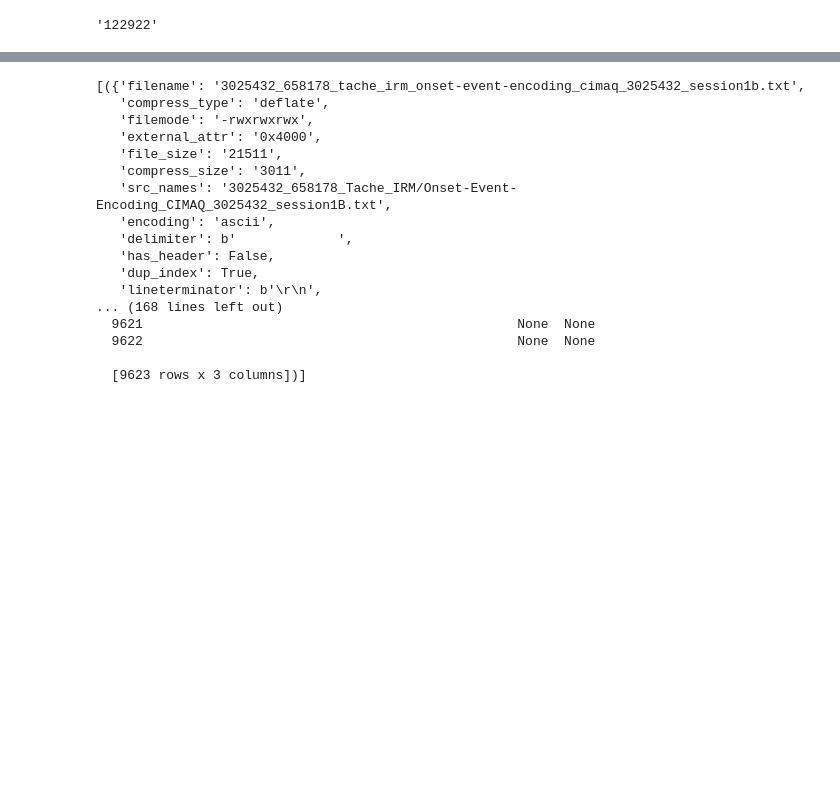
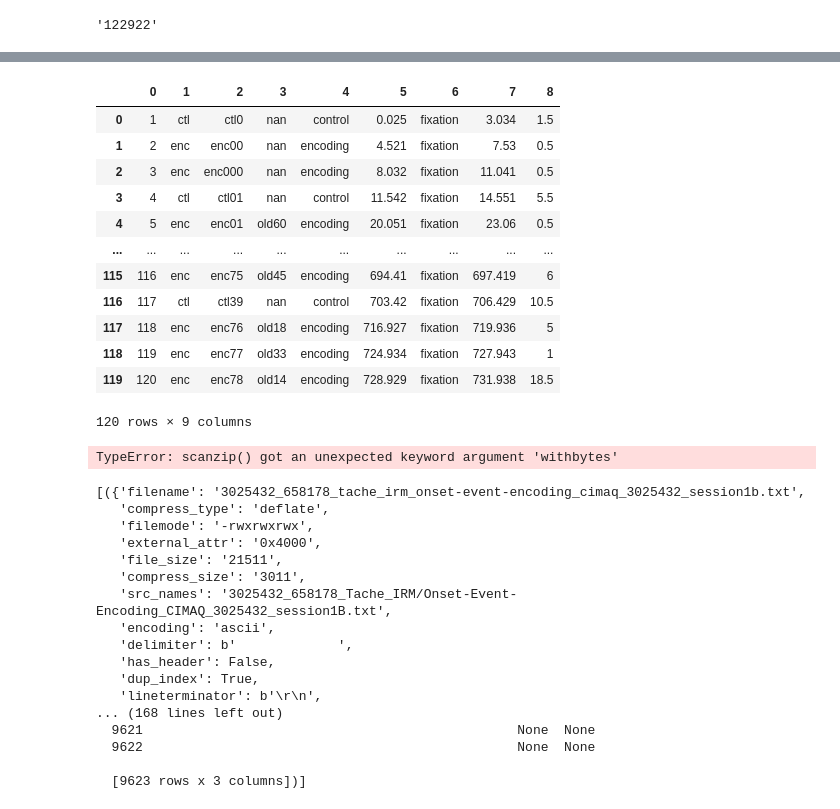
Before and after one commit to FrancoisNadeau/cimaq_memory, a Jupyter notebook: parse_datas.ipynb, the cells around one changed output, grey strips where cells are left out. Cells and saved outputs as stored; diff of their text form; code cells hidden in the pictures; blank space fills up the shorter version.

```diff
--- a/parse_datas.ipynb
+++ b/parse_datas.ipynb
@@ -92,16 +184,41 @@ cimaq_infos
+# %%
+newsh[0]
+# %% [output]
+|  | 0 | 1 | 2 | 3 | 4 | 5 | 6 | 7 | 8 |
+| 0 | 1 | ctl | ctl0 | nan | control | 0.025 | fixation | 3.034 | 1.5 |
+| 1 | 2 | enc | enc00 | nan | encoding | 4.521 | fixation | 7.53 | 0.5 |
+| 2 | 3 | enc | enc000 | nan | encoding | 8.032 | fixation | 11.041 | 0.5 |
+| 3 | 4 | ctl | ctl01 | nan | control | 11.542 | fixation | 14.551 | 5.5 |
+| 4 | 5 | enc | enc01 | old60 | encoding | 20.051 | fixation | 23.06 | 0.5 |
+| ... | ... | ... | ... | ... | ... | ... | ... | ... | ... |
+| 115 | 116 | enc | enc75 | old45 | encoding | 694.41 | fixation | 697.419 | 6 |
+| 116 | 117 | ctl | ctl39 | nan | control | 703.42 | fixation | 706.429 | 10.5 |
+| 117 | 118 | enc | enc76 | old18 | encoding | 716.927 | fixation | 719.936 | 5 |
+| 118 | 119 | enc | enc77 | old33 | encoding | 724.934 | fixation | 727.943 | 1 |
+| 119 | 120 | enc | enc78 | old14 | encoding | 728.929 | fixation | 731.938 | 18.5 |
+120 rows × 9 columns
 # %%
-newsh = [(row[1].drop('bsheets').to_dict(), snif.bytes2df(row[1].bsheets))
-         for row in tqdm(pd.concat(
-                 val for val in
-                 df(tuple(scanzip(apath,
+# 16s vs 23s (6 seconds faster)
+newsh = [df((line.split('\t') for line in unidecode(
+                  snif.clean_bytes(row[1].bsheets).decode()).split('\n')),
+                 dtype = object).T.set_index(0, drop = True).T
+             if row[1].has_header else
+        df((line.split('\t') for line in unidecode(
+                 snif.clean_bytes(row[1].bsheets).decode()).split('\n')),
+                                   dtype = object)
+        for row in tqdm(pd.concat(
+                 val.T for val in
+                 df(tuple(sz1(apath,
                                   exclude = ['Practice', 'Pratique',
                                              'PRATIQUE', 'PRACTICE'],
-                                  include = ['Onset', 'Output'],
                                   to_xtrct = ['.pdf', '.edat2'],
-                                  dst_path = pjoin(os.getcwd(), 'cimaq_uzeprimes'))
+                                  dst_path = pjoin(os.getcwd(), 'cimaq_uzeprimes'),
+                                  withbytes = True)
                           for apath in tqdm(snif.filter_lst_inc(snif.clean_bytes(xpu(pjoin(
                                      cimaq_dir, 'participants/sub_list_TaskQC.tsv'))).decode(
                                          ).split()[1:],snif.loadimages(xpu(pjoin(
                                          cimaq_dir, 'task_files/zipped_eprime')))))),
                     dtype = object)[0].values.flatten()).dropna().reset_index(drop = True).iterrows(),
                              desc = 'creating Pandas DataFrames')]
+# %% [output]
+TypeError: scanzip() got an unexpected keyword argument 'withbytes'
```
Also changed, not shown: parts of 7 cells of this notebook, 4 other files.
